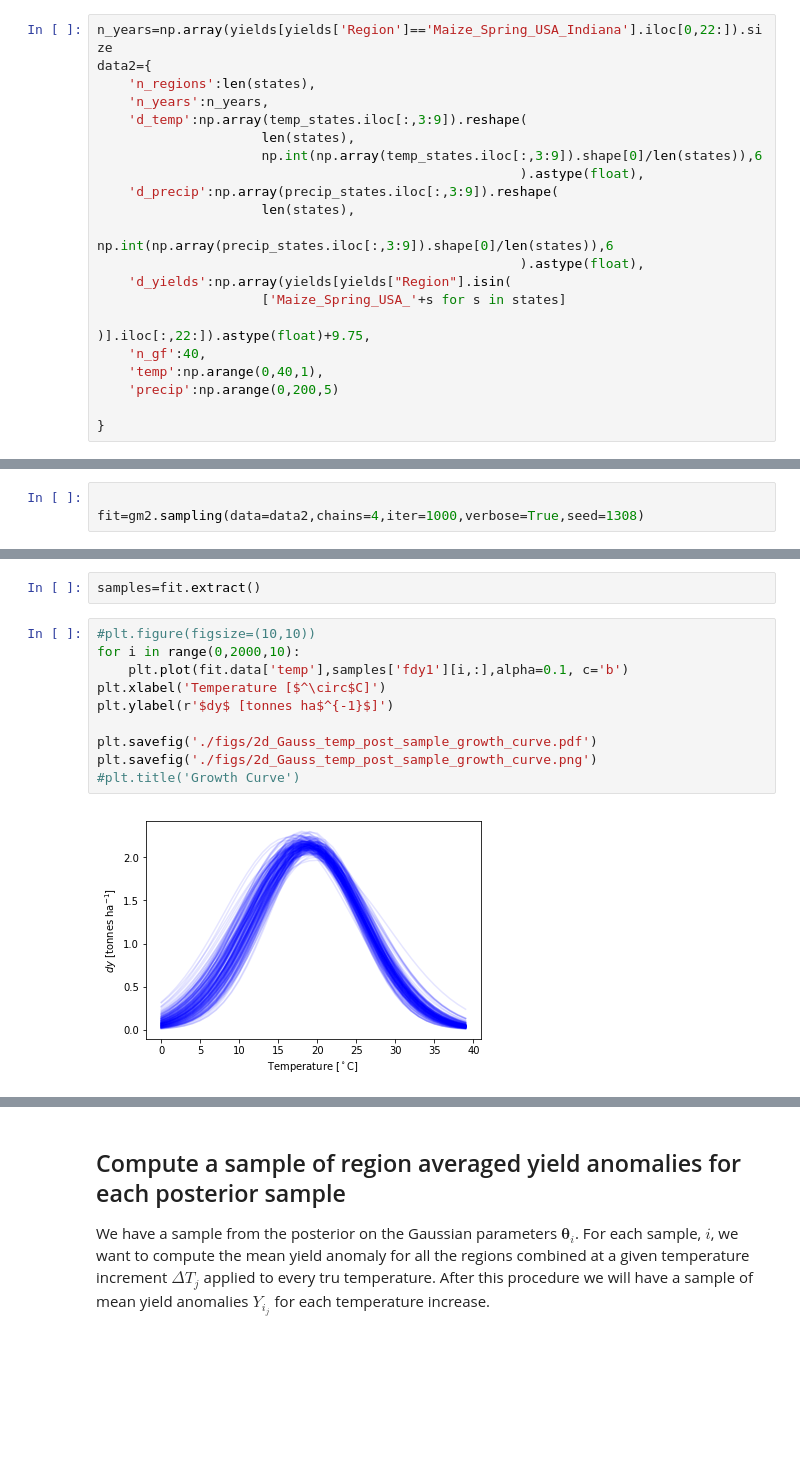
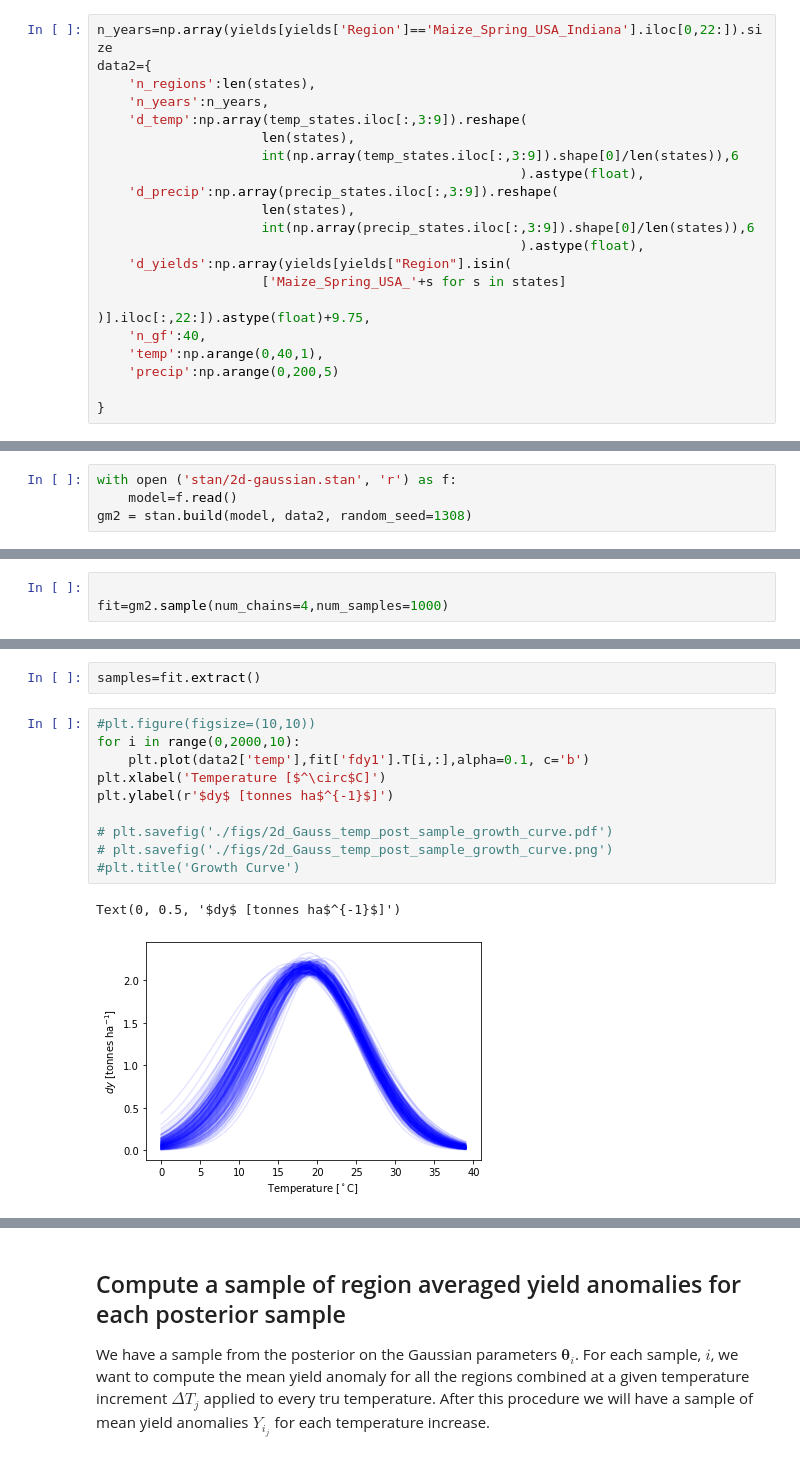
Before and after one commit to AnisaAubin/facynation, a Jupyter notebook: 6_Warming_impact.ipynb, the cells around one changed output, grey strips where cells are left out. Cells and saved outputs as stored; diff of their text form; blank space fills up the shorter version.

```diff
--- a/6_Warming_impact.ipynb
+++ b/6_Warming_impact.ipynb
@@ -337,11 +341,11 @@ data2={
     'n_years':n_years,
     'd_temp':np.array(temp_states.iloc[:,3:9]).reshape(
                      len(states),
-                     np.int(np.array(temp_states.iloc[:,3:9]).shape[0]/len(states)),6
+                     int(np.array(temp_states.iloc[:,3:9]).shape[0]/len(states)),6
                                                       ).astype(float),
     'd_precip':np.array(precip_states.iloc[:,3:9]).reshape(
                      len(states),
-                     np.int(np.array(precip_states.iloc[:,3:9]).shape[0]/len(states)),6
+                     int(np.array(precip_states.iloc[:,3:9]).shape[0]/len(states)),6
                                                       ).astype(float),
     'd_yields':np.array(yields[yields["Region"].isin(
                      ['Maize_Spring_USA_'+s for s in states]
@@ -358,0 +358,4 @@ INFO:pystan:COMPILING THE C++ CODE FOR MODEL anon_model_889b1084947e1d379c9ef129
+# %%
+with open ('stan/2d-gaussian.stan', 'r') as f:
+    model=f.read()
+gm2 = stan.build(model, data2, random_seed=1308)
@@ -359,3 +369,3 @@ INFO:pystan:COMPILING THE C++ CODE FOR MODEL anon_model_889b1084947e1d379c9ef129
 # %%
 
-fit=gm2.sampling(data=data2,chains=4,iter=1000,verbose=True,seed=1308)
+fit=gm2.sample(num_chains=4,num_samples=1000)
@@ -395,14 +421,15 @@ samples=fit.extract()
 # %%
 #plt.figure(figsize=(10,10))
 for i in range(0,2000,10):
-    plt.plot(fit.data['temp'],samples['fdy1'][i,:],alpha=0.1, c='b')
+    plt.plot(data2['temp'],fit['fdy1'].T[i,:],alpha=0.1, c='b')
 plt.xlabel('Temperature [$^\circ$C]')
 plt.ylabel(r'$dy$ [tonnes ha$^{-1}$]')
 
-plt.savefig('./figs/2d_Gauss_temp_post_sample_growth_curve.pdf')
-plt.savefig('./figs/2d_Gauss_temp_post_sample_growth_curve.png')
+# plt.savefig('./figs/2d_Gauss_temp_post_sample_growth_curve.pdf')
+# plt.savefig('./figs/2d_Gauss_temp_post_sample_growth_curve.png')
 #plt.title('Growth Curve')
 # %% [output]
+Text(0, 0.5, '$dy$ [tonnes ha$^{-1}$]')
-[figure, old version]
+[figure, new version]
 # %%
 for i in range(0,2000,10):
```
Also changed, not shown: parts of 30 cells of this notebook, 5 other files.
